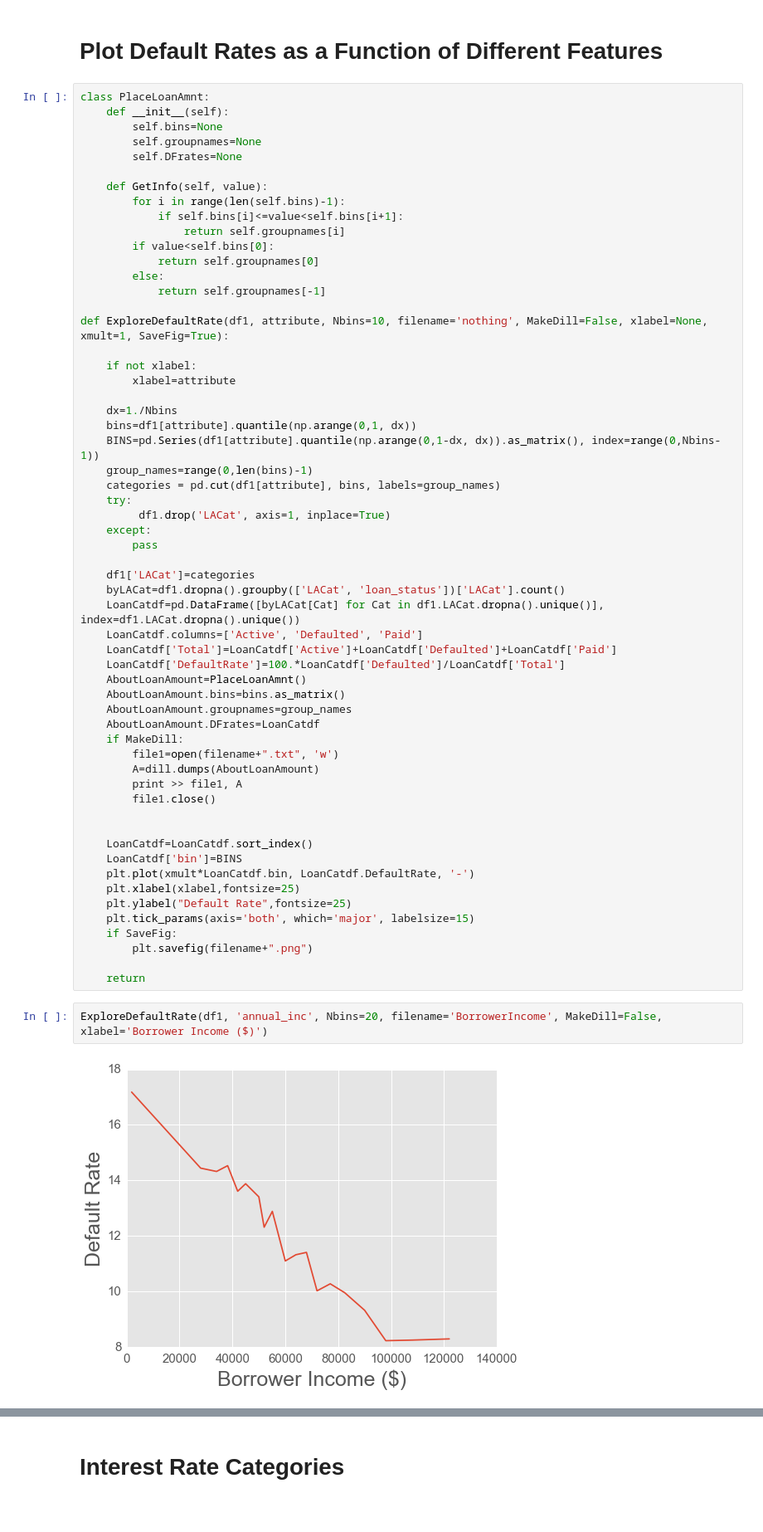
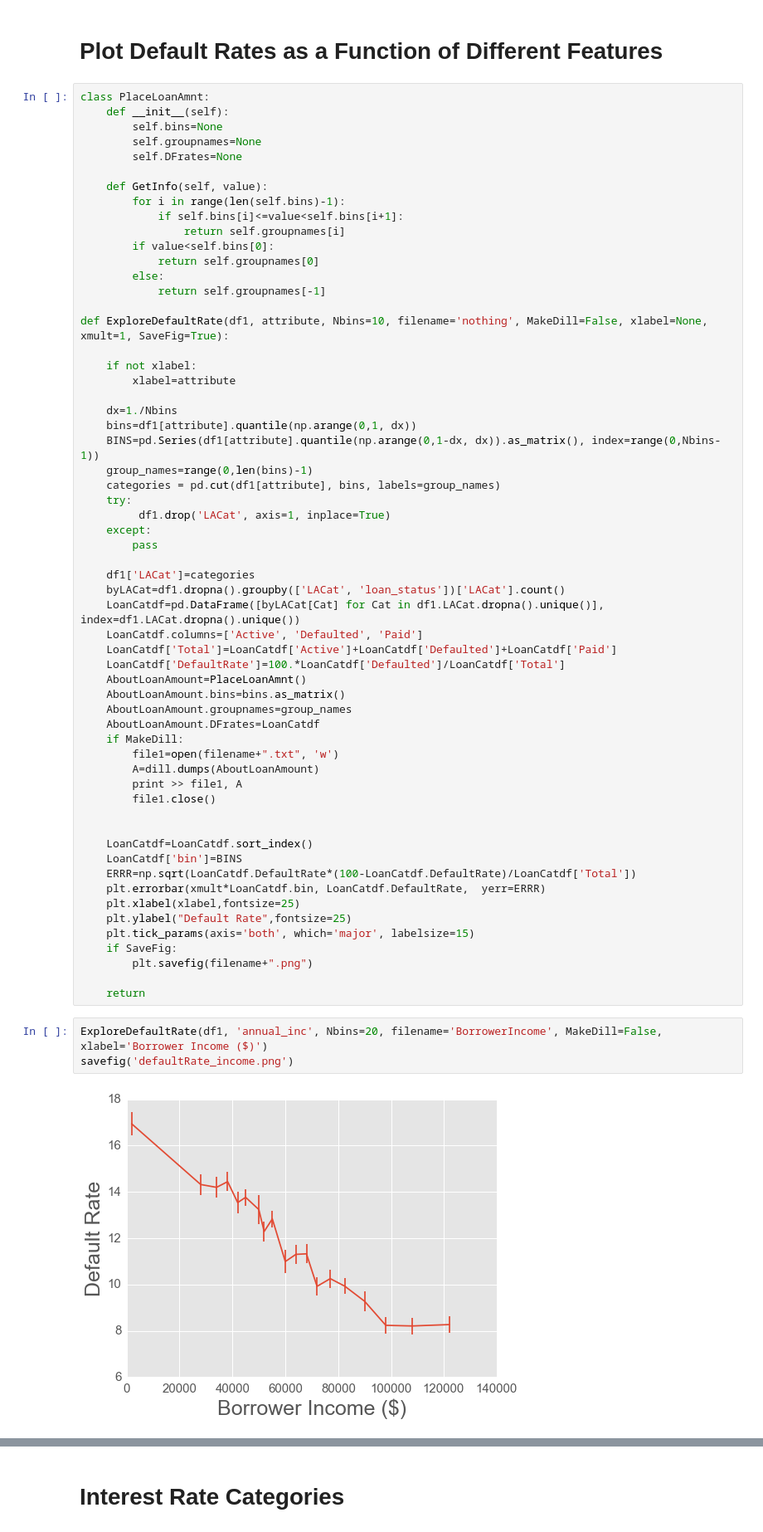
Before and after one commit to aaronf89/CapstoneApp, a Jupyter notebook: Visualizations.ipynb, the cells around one changed output, grey strips where cells are left out. Shown at 83% size. Saved outputs shown, nothing was run; the diff lists cells and outputs as text.

Commit message:
Updated Visualizations

```diff
--- a/Visualizations.ipynb
+++ b/Visualizations.ipynb
@@ -126,7 +128,8 @@ def ExploreDefaultRate(df1, attribute, Nbins=10, filename='nothing', MakeDill=Fa
 
     LoanCatdf=LoanCatdf.sort_index()
     LoanCatdf['bin']=BINS
-    plt.plot(xmult*LoanCatdf.bin, LoanCatdf.DefaultRate, '-')
+    ERRR=np.sqrt(LoanCatdf.DefaultRate*(100-LoanCatdf.DefaultRate)/LoanCatdf['Total'])
+    plt.errorbar(xmult*LoanCatdf.bin, LoanCatdf.DefaultRate,  yerr=ERRR)
     plt.xlabel(xlabel,fontsize=25)
     plt.ylabel("Default Rate",fontsize=25)
     plt.tick_params(axis='both', which='major', labelsize=15)
@@ -136,7 +139,8 @@ def ExploreDefaultRate(df1, attribute, Nbins=10, filename='nothing', MakeDill=Fa
     return
 # %%
 ExploreDefaultRate(df1, 'annual_inc', Nbins=20, filename='BorrowerIncome', MakeDill=False, xlabel='Borrower Income ($)')
+savefig('defaultRate_income.png')
 # %% [output]
-[figure, old version]
+[figure, new version]
 # %%
 ExploreDefaultRate(df1, 'int_rate', Nbins=10, filename='InterestRate', MakeDill=False, xlabel='Interest Rate (%)', xmult=100)
```
Also changed, not shown: parts of 5 cells of this notebook.
